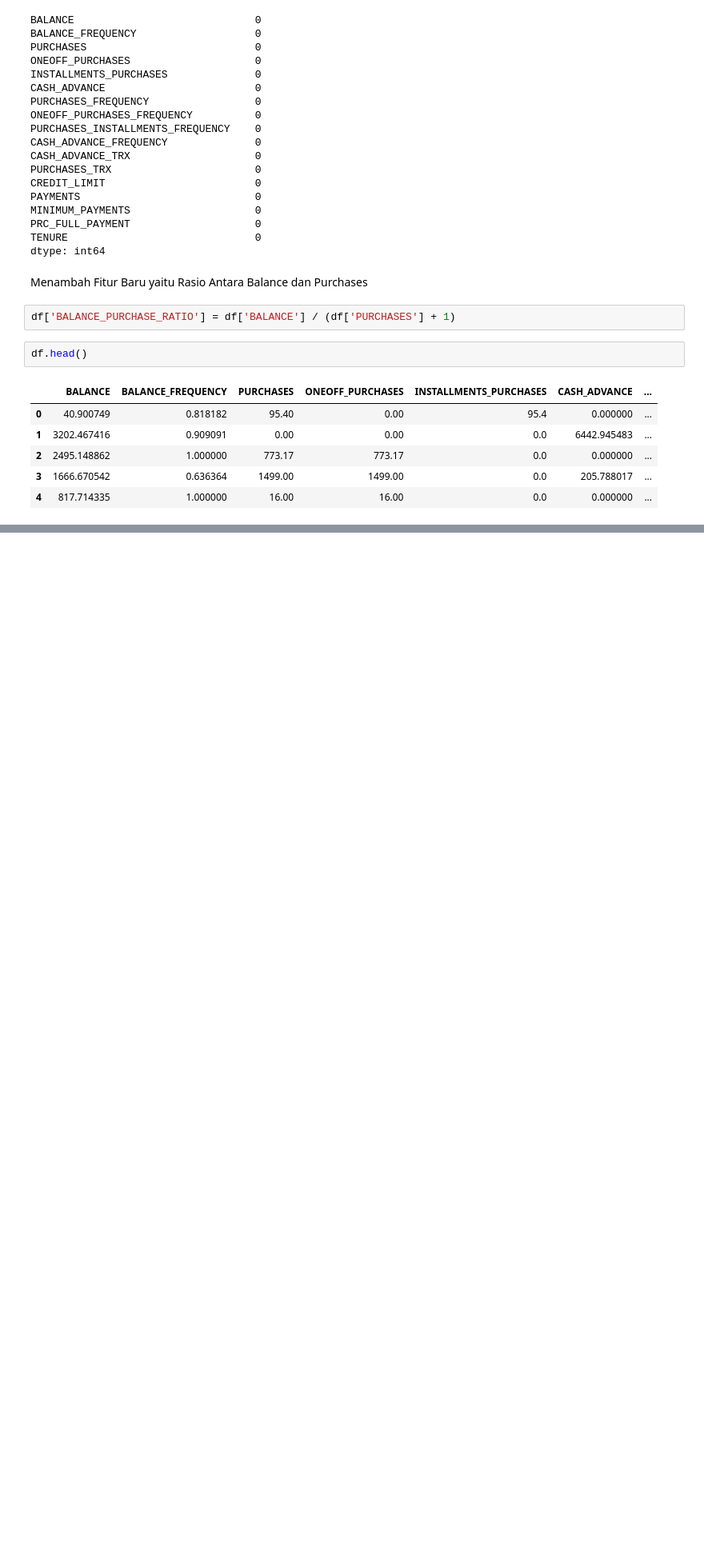
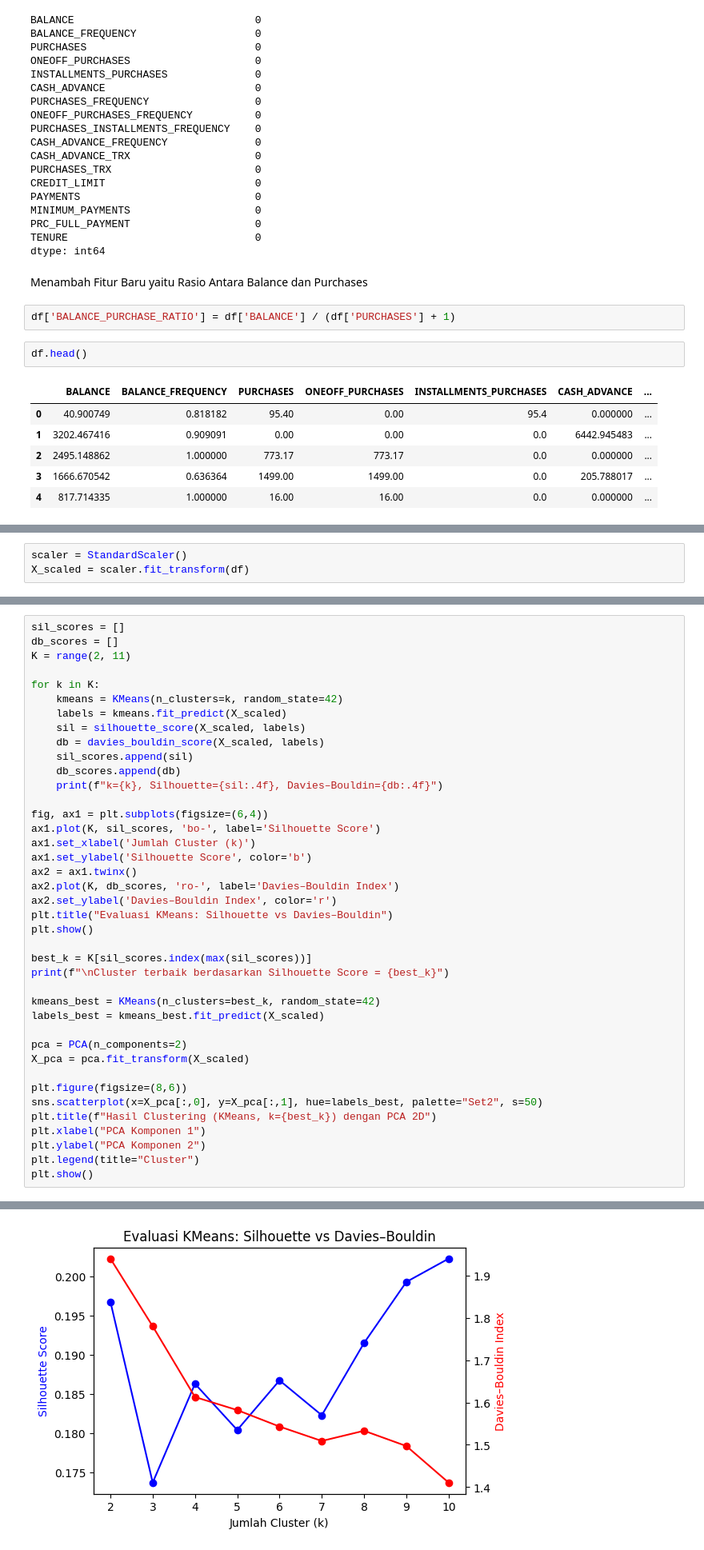
Before and after one commit to Raudhil/Machine-Learning-2025, a Jupyter notebook: UTS/UTS_2341720164_RAUDHIL_FIRDAUS_NAUFAL.ipynb, the cells around one changed output, grey strips where cells are left out. Shown at 80% size. Drawn from its saved outputs; the diff is of its cells as text; blank space fills up the shorter version.

```diff
--- a/UTS/UTS_2341720164_RAUDHIL_FIRDAUS_NAUFAL.ipynb
+++ b/UTS/UTS_2341720164_RAUDHIL_FIRDAUS_NAUFAL.ipynb
@@ -227,0 +227,3 @@ df.head()
+# %%
+scaler = StandardScaler()
+X_scaled = scaler.fit_transform(df)
@@ -227,0 +245,41 @@ df.head()
+# %%
+sil_scores = []
+db_scores = []
+K = range(2, 11)
+
+for k in K:
+    kmeans = KMeans(n_clusters=k, random_state=42)
+    labels = kmeans.fit_predict(X_scaled)
+    sil = silhouette_score(X_scaled, labels)
+    db = davies_bouldin_score(X_scaled, labels)
+    sil_scores.append(sil)
+    db_scores.append(db)
+    print(f"k={k}, Silhouette={sil:.4f}, Davies–Bouldin={db:.4f}")
+
+fig, ax1 = plt.subplots(figsize=(6,4))
+ax1.plot(K, sil_scores, 'bo-', label='Silhouette Score')
+ax1.set_xlabel('Jumlah Cluster (k)')
+ax1.set_ylabel('Silhouette Score', color='b')
+ax2 = ax1.twinx()
+ax2.plot(K, db_scores, 'ro-', label='Davies–Bouldin Index')
+ax2.set_ylabel('Davies–Bouldin Index', color='r')
+plt.title("Evaluasi KMeans: Silhouette vs Davies–Bouldin")
+plt.show()
+
+best_k = K[sil_scores.index(max(sil_scores))]
+print(f"\nCluster terbaik berdasarkan Silhouette Score = {best_k}")
+
+kmeans_best = KMeans(n_clusters=best_k, random_state=42)
+labels_best = kmeans_best.fit_predict(X_scaled)
+
+pca = PCA(n_components=2)
+X_pca = pca.fit_transform(X_scaled)
+
+plt.figure(figsize=(8,6))
+sns.scatterplot(x=X_pca[:,0], y=X_pca[:,1], hue=labels_best, palette="Set2", s=50)
+plt.title(f"Hasil Clustering (KMeans, k={best_k}) dengan PCA 2D")
+plt.xlabel("PCA Komponen 1")
+plt.ylabel("PCA Komponen 2")
+plt.legend(title="Cluster")
+plt.show()
+# %% [output]
@@ -227,0 +295 @@ df.head()
+[figure, added]
```
Also changed, not shown: parts of 24 cells of this notebook.
